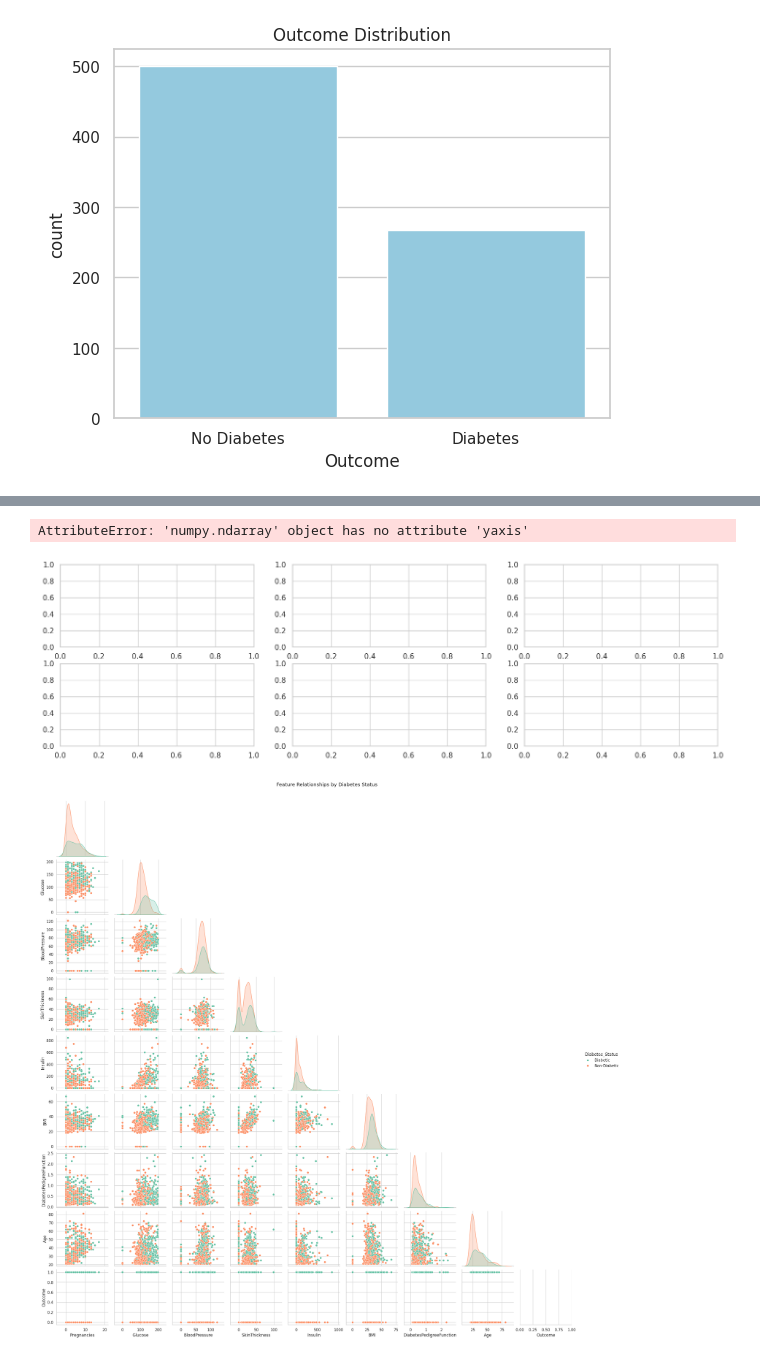
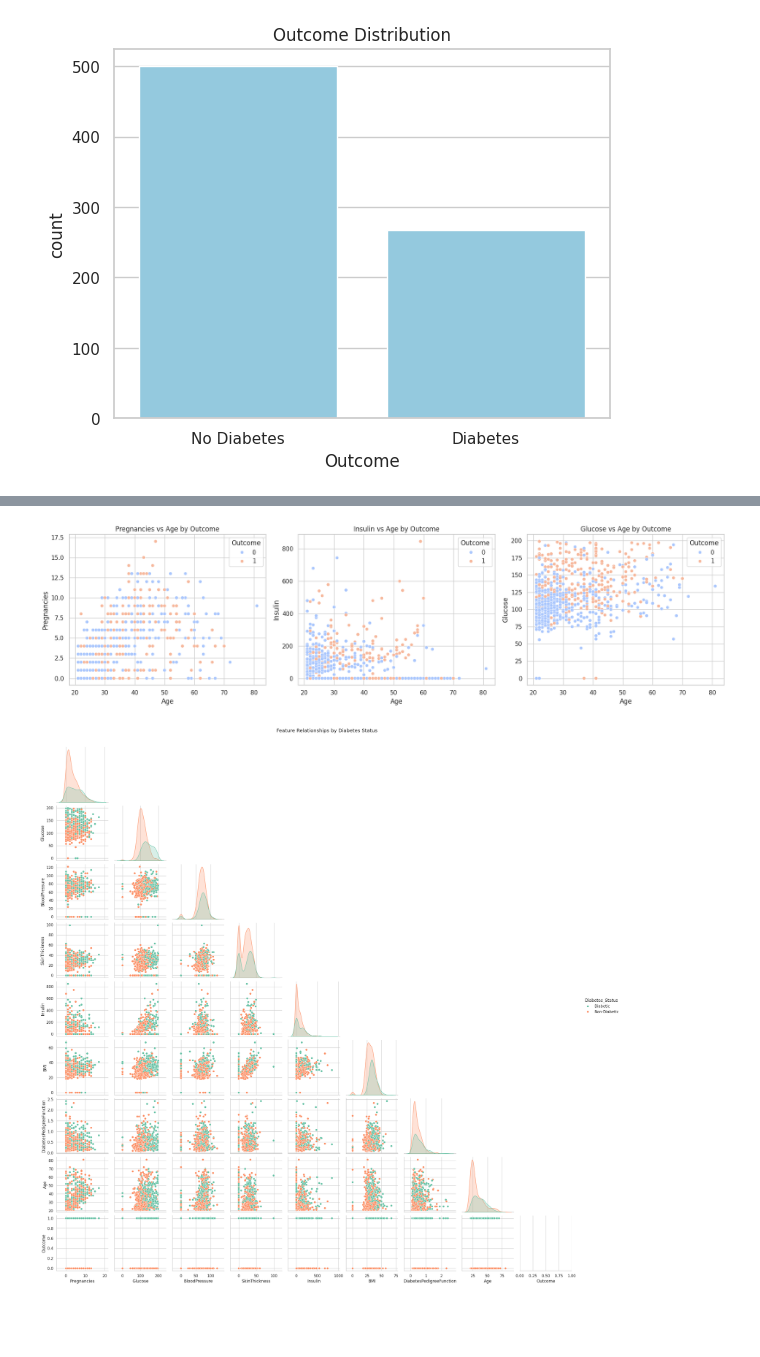
Before and after one commit to Harshkotkar/Deep-Learning, a Jupyter notebook: Indian_Diabetes.ipynb, the cells around one changed output, grey strips where cells are left out. Saved outputs shown, nothing was run; the diff lists cells and outputs as text; code cells hidden in the pictures; blank space fills up the shorter version.

```diff
--- a/Indian_Diabetes.ipynb
+++ b/Indian_Diabetes.ipynb
@@ -94,28 +99,21 @@ plt.show()
 # %%
 sns.set(style="whitegrid")
-fig, axes = plt.subplots(2, 3, figsize=(18, 5))  # 1 row, 3 columns
+fig, axes = plt.subplots(1, 3, figsize=(18, 5))
 
-# Plot 1: Pregnancies vs Age
-sns.scatterplot(x='Age', y='Pregnancies', data=df, ax=axes[0], color='teal')
-axes[0].set_title("Pregnancies vs Age")
-axes[0].set_xlabel("Age")
-axes[0].set_ylabel("Pregnancies")
+# Pregnancies vs Age colored by Outcome
+sns.scatterplot(x='Age', y='Pregnancies', hue='Outcome', data=df, ax=axes[0], palette='coolwarm')
+axes[0].set_title("Pregnancies vs Age by Outcome")
 
-# Plot 2: Insulin vs Age
-sns.scatterplot(x='Age', y='Insulin', data=df, ax=axes[1], color='orange')
-axes[1].set_title("Insulin vs Age")
-axes[1].set_xlabel("Age")
-axes[1].set_ylabel("Insulin")
+# Insulin vs Age colored by Outcome
+sns.scatterplot(x='Age', y='Insulin', hue='Outcome', data=df, ax=axes[1], palette='coolwarm')
+axes[1].set_title("Insulin vs Age by Outcome")
 
-# Plot 3: Glucose vs Age
-sns.scatterplot(x='Age', y='Glucose', data=df, ax=axes[2], color='purple')
-axes[2].set_title("Glucose vs Age")
-axes[2].set_xlabel("Age")
-axes[2].set_ylabel("Glucose")
+# Glucose vs Age colored by Outcome
+sns.scatterplot(x='Age', y='Glucose', hue='Outcome', data=df, ax=axes[2], palette='coolwarm')
+axes[2].set_title("Glucose vs Age by Outcome")
 
 plt.tight_layout()
 plt.show()
 # %% [output]
-AttributeError: 'numpy.ndarray' object has no attribute 'yaxis'
-[figure, old version]
+[figure, new version]
 # %%
```
Also changed, not shown: parts of 11 cells of this notebook.
